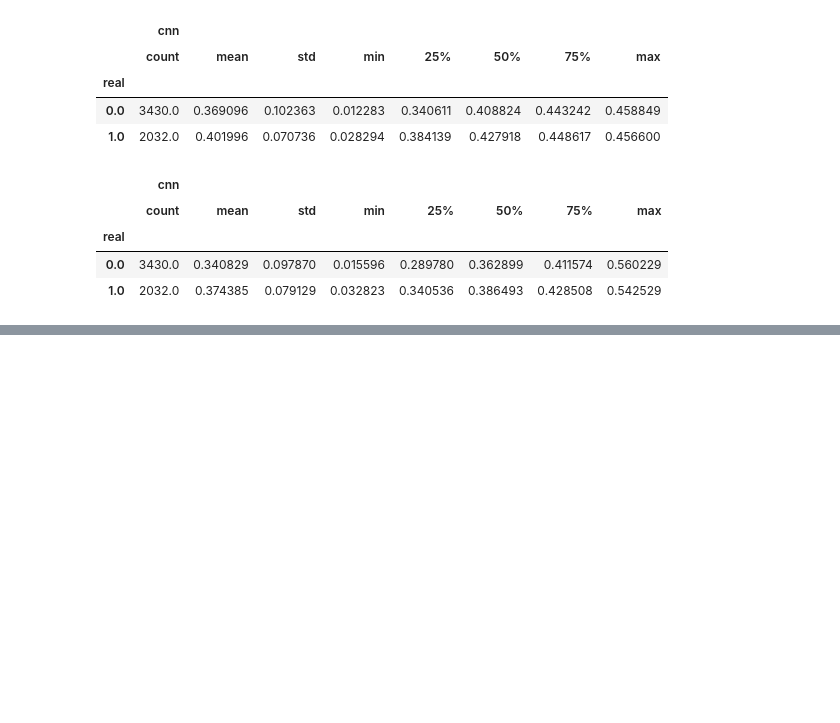
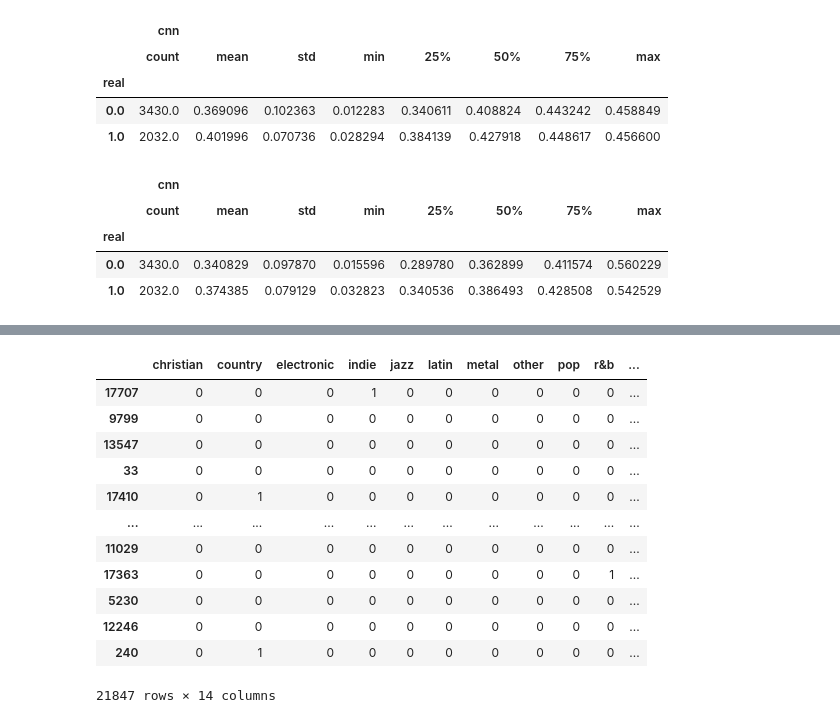
Before and after one commit to kyle-rgb/Spotify_Project, a Jupyter notebook: notebooks/New_Class.ipynb, the cells around one changed output, grey strips where cells are left out. Drawn from its saved outputs; the diff is of its cells as text; code cells hidden in the pictures; blank space fills up the shorter version.

```diff
--- a/notebooks/New_Class.ipynb
+++ b/notebooks/New_Class.ipynb
@@ -966,0 +1010,16 @@ cnn_2_df.groupby("real").describe()
+# %%
+pd.get_dummies(classifies_df.genre_super)
+# %% [output]
+|  | christian | country | electronic | indie | jazz | latin | metal | other | pop | r&b | ... |
+| 17707 | 0 | 0 | 0 | 1 | 0 | 0 | 0 | 0 | 0 | 0 | ... |
+| 9799 | 0 | 0 | 0 | 0 | 0 | 0 | 0 | 0 | 0 | 0 | ... |
+| 13547 | 0 | 0 | 0 | 0 | 0 | 0 | 0 | 0 | 0 | 0 | ... |
+| 33 | 0 | 0 | 0 | 0 | 0 | 0 | 0 | 0 | 0 | 0 | ... |
+| 17410 | 0 | 1 | 0 | 0 | 0 | 0 | 0 | 0 | 0 | 0 | ... |
+| ... | ... | ... | ... | ... | ... | ... | ... | ... | ... | ... | ... |
+| 11029 | 0 | 0 | 0 | 0 | 0 | 0 | 0 | 0 | 0 | 0 | ... |
+| 17363 | 0 | 0 | 0 | 0 | 0 | 0 | 0 | 0 | 0 | 1 | ... |
+| 5230 | 0 | 0 | 0 | 0 | 0 | 0 | 0 | 0 | 0 | 0 | ... |
+| 12246 | 0 | 0 | 0 | 0 | 0 | 0 | 0 | 0 | 0 | 0 | ... |
+| 240 | 0 | 1 | 0 | 0 | 0 | 0 | 0 | 0 | 0 | 0 | ... |
+21847 rows × 14 columns
```
Also changed, not shown: parts of 11 cells of this notebook, 1 other file.
